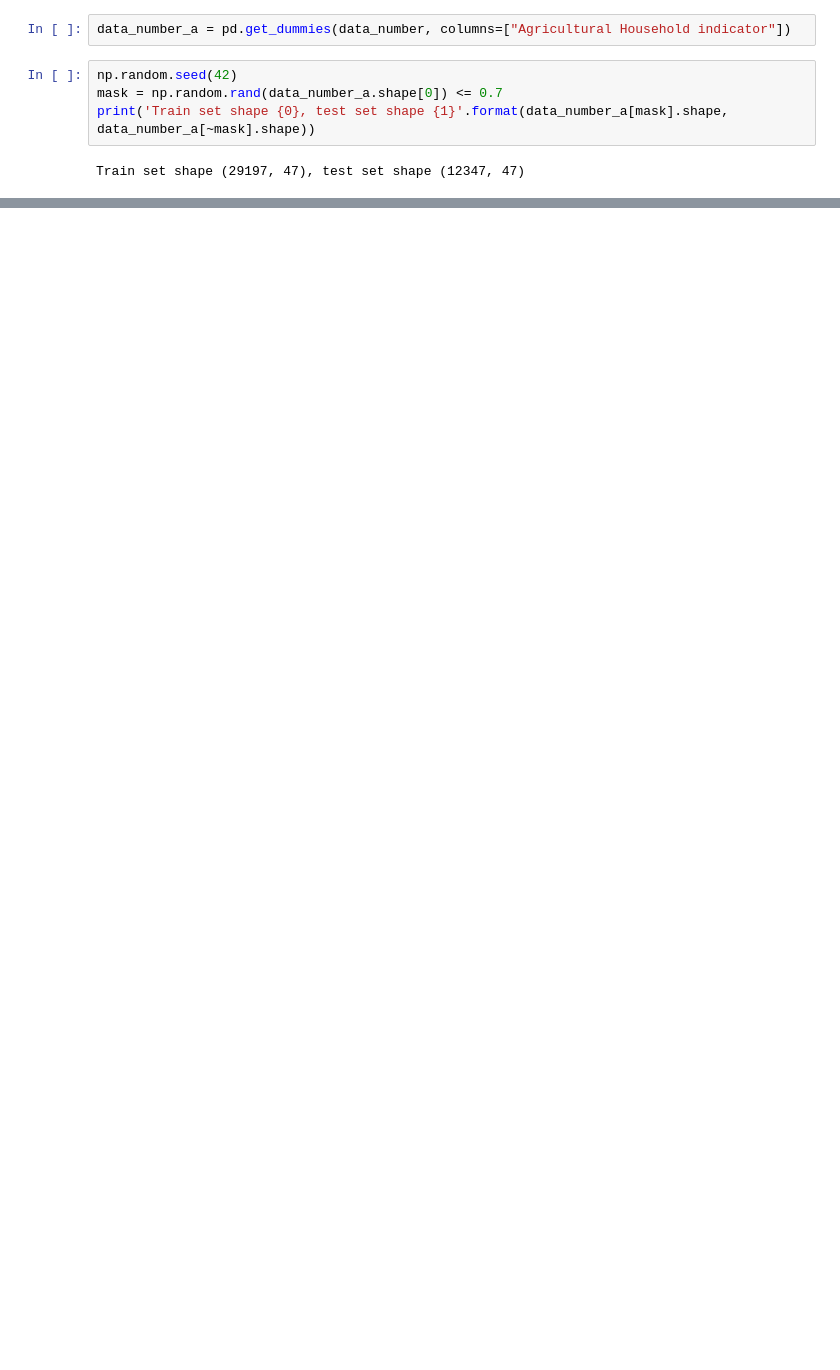
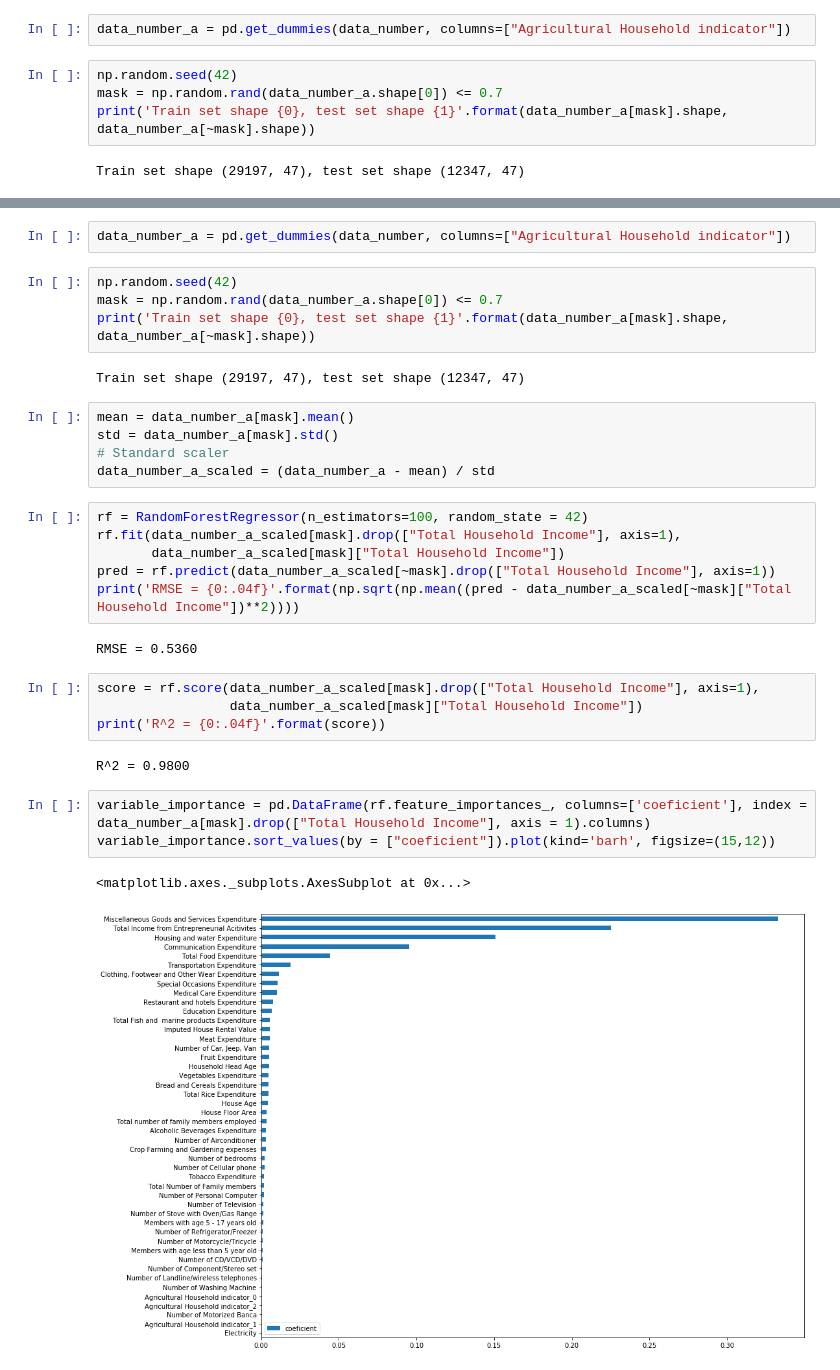
Before and after one commit to Rasa117/project, a Jupyter notebook: Model 2 - Random Forest.ipynb, the cells around one changed output, grey strips where cells are left out. Saved outputs shown, nothing was run; the diff lists cells and outputs as text; blank space fills up the shorter version.

```diff
--- a/Model 2 - Random Forest.ipynb
+++ b/Model 2 - Random Forest.ipynb
@@ -65,0 +69,33 @@ foo <font color='red'>bar</font> foo
+# %%
+data_number_a = pd.get_dummies(data_number, columns=["Agricultural Household indicator"])
+# %%
+np.random.seed(42)
+mask = np.random.rand(data_number_a.shape[0]) <= 0.7
+print('Train set shape {0}, test set shape {1}'.format(data_number_a[mask].shape, data_number_a[~mask].shape))
+# %% [output]
+Train set shape (29197, 47), test set shape (12347, 47)
+# %%
+mean = data_number_a[mask].mean()
+std = data_number_a[mask].std()
+# Standard scaler
+data_number_a_scaled = (data_number_a - mean) / std
+# %%
+rf = RandomForestRegressor(n_estimators=100, random_state = 42)
+rf.fit(data_number_a_scaled[mask].drop(["Total Household Income"], axis=1),
+       data_number_a_scaled[mask]["Total Household Income"])
+pred = rf.predict(data_number_a_scaled[~mask].drop(["Total Household Income"], axis=1))
+print('RMSE = {0:.04f}'.format(np.sqrt(np.mean((pred - data_number_a_scaled[~mask]["Total Household Income"])**2))))
+# %% [output]
+RMSE = 0.5360
+# %%
+score = rf.score(data_number_a_scaled[mask].drop(["Total Household Income"], axis=1),
+                 data_number_a_scaled[mask]["Total Household Income"])
+print('R^2 = {0:.04f}'.format(score))
+# %% [output]
+R^2 = 0.9800
+# %%
+variable_importance = pd.DataFrame(rf.feature_importances_, columns=['coeficient'], index = data_number_a[mask].drop(["Total Household Income"], axis = 1).columns)
+variable_importance.sort_values(by = ["coeficient"]).plot(kind='barh', figsize=(15,12))
+# %% [output]
+<matplotlib.axes._subplots.AxesSubplot at 0x...>
+[figure, added]
```
Also changed, not shown: parts of 48 cells of this notebook.
